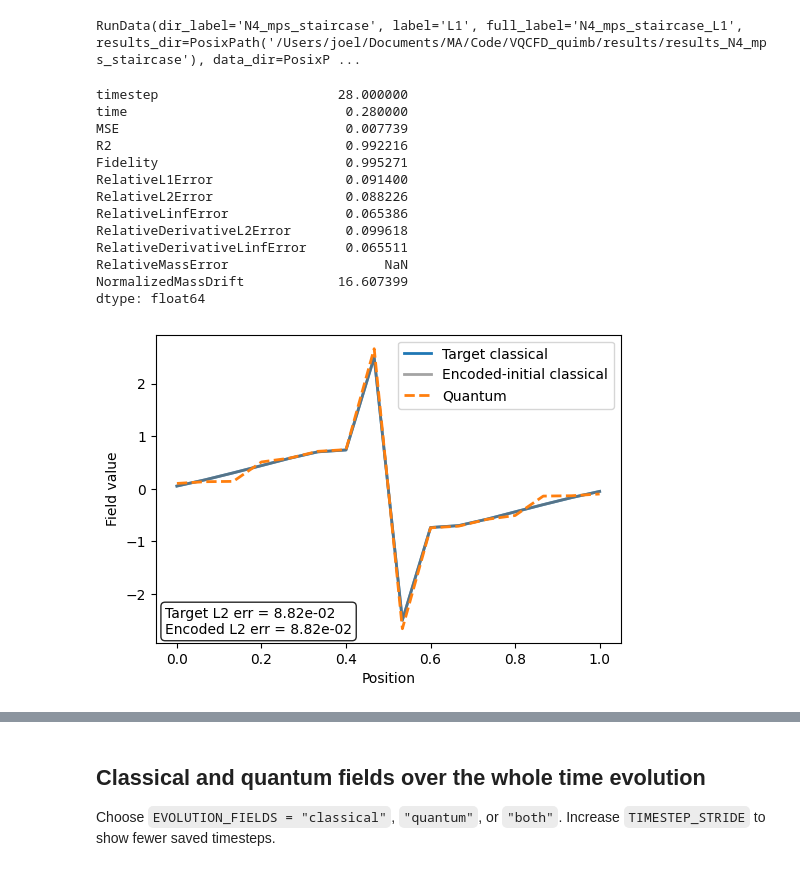
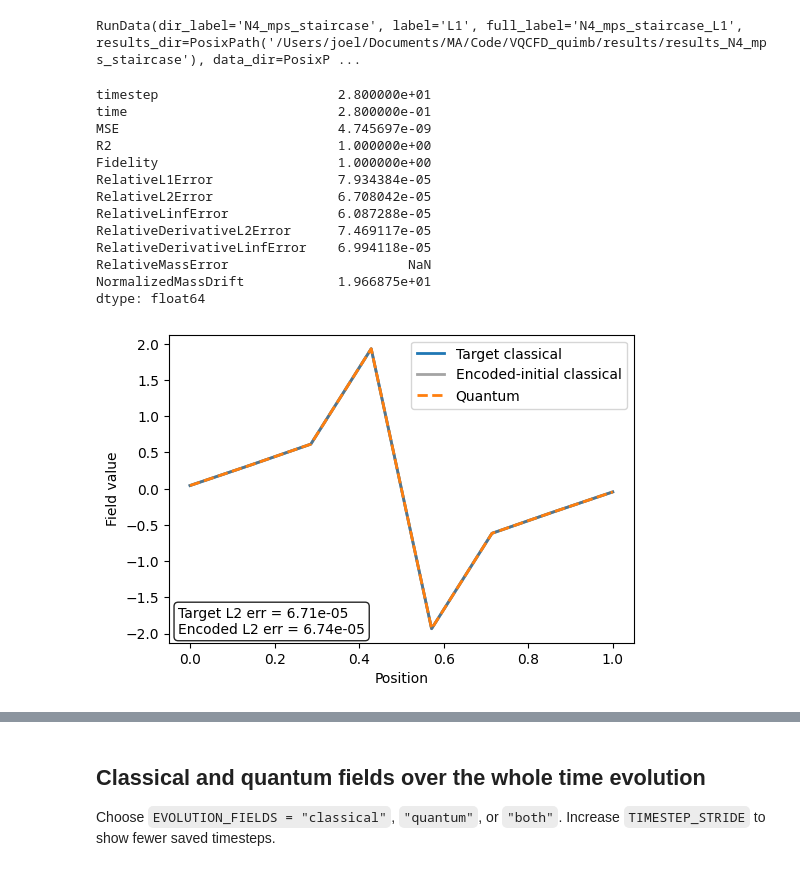
Before and after one commit to Joel-Kunk/VQCFD_quimb, a Jupyter notebook: analysis_results.ipynb, the cells around one changed output, grey strips where cells are left out. Drawn from its saved outputs; the diff is of its cells as text; code cells hidden in the pictures.

```diff
--- a/analysis_results.ipynb
+++ b/analysis_results.ipynb
@@ -67,8 +67,8 @@ count=8 presets
 # %% [markdown]
 ## Inspect one run
 # %%
-DIR_LABEL = "N3"
-LABEL = "L2"
+DIR_LABEL = "tests"
+LABEL = "N3_L2"
 
 run = an.load_run(DIR_LABEL, LABEL)
 run
@@ -161,31 +161,36 @@ run
 # %% [output]
 RunData(dir_label='N4_mps_staircase', label='L1', full_label='N4_mps_staircase_L1', results_dir=PosixPath('/Users/joel/Documents/MA/Code/VQCFD_quimb/results/results_N4_mps_staircase'), data_dir=PosixP ...
 # %%
+DIR_LABEL = "tests"
+LABEL = "N3_L2"
+
+run = an.load_run(DIR_LABEL, LABEL)
+
 TIMESTEP = -1
 
 timestep_comparison, ax, fig = an.plot_run_timestep_comparison(run, timestep=TIMESTEP)
 TIMESTEP_METRICS = [
     "timestep", "time", "MSE", "R2", "Fidelity",
     "RelativeL1Error", "RelativeL2Error", "RelativeLinfError",
     "RelativeDerivativeL2Error", "RelativeDerivativeLinfError",
     "RelativeMassError", "NormalizedMassDrift",
 ]
 pd.Series({key: timestep_comparison[key] for key in TIMESTEP_METRICS})
 # %% [output]
-timestep                       28.000000
-time                            0.280000
-MSE                             0.007739
-R2                              0.992216
-Fidelity                        0.995271
-RelativeL1Error                 0.091400
-RelativeL2Error                 0.088226
-RelativeLinfError               0.065386
-RelativeDerivativeL2Error       0.099618
-RelativeDerivativeLinfError     0.065511
-RelativeMassError                    NaN
-NormalizedMassDrift            16.607399
+timestep                       2.800000e+01
+time                           2.800000e-01
+MSE                            4.745697e-09
+R2                             1.000000e+00
+Fidelity                       1.000000e+00
+RelativeL1Error                7.934384e-05
+RelativeL2Error                6.708042e-05
+RelativeLinfError              6.087288e-05
+RelativeDerivativeL2Error      7.469117e-05
+RelativeDerivativeLinfError    6.994118e-05
+RelativeMassError                       NaN
+NormalizedMassDrift            1.966875e+01
 dtype: float64
-[figure, old version]
+[figure, new version]
 # %%
 # fig.savefig(f"figures/single_runs/single_run_{DIR_LABEL}_{LABEL}.pdf", bbox_inches='tight')
 # %%
```
Also changed, not shown: parts of 8 cells of this notebook, 1 other file.
